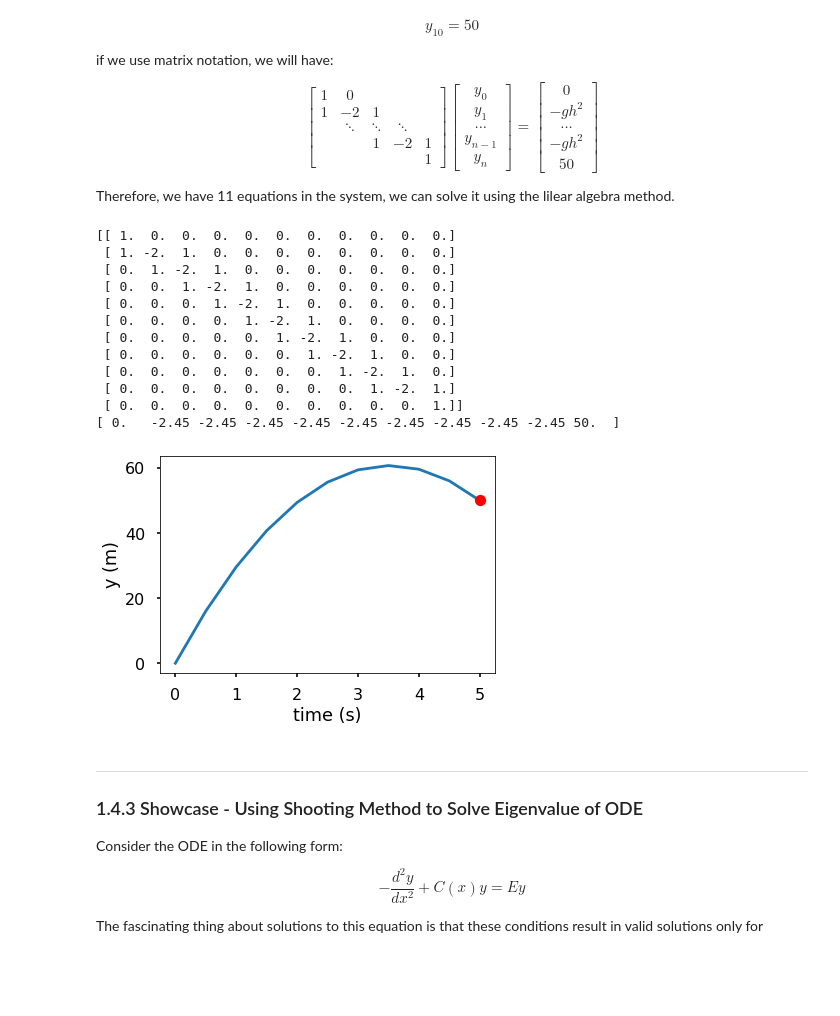
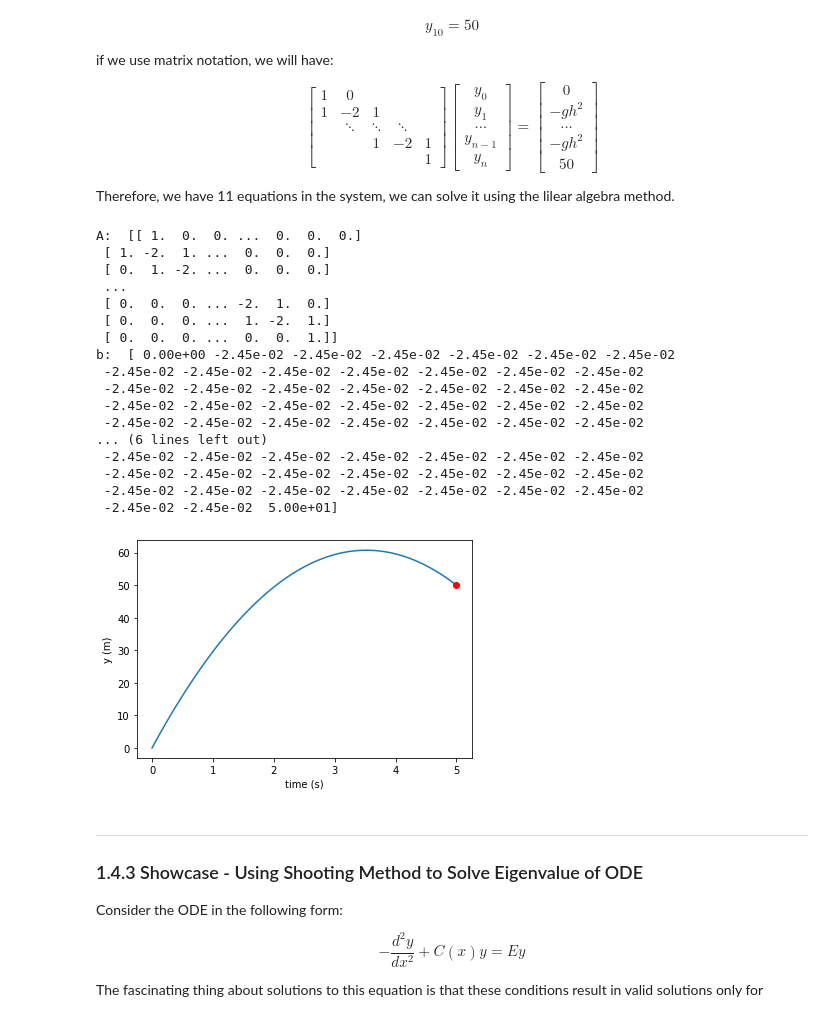
Before and after one commit to gigadot/ssm, a Jupyter notebook: Topic 01 - Ordinary Differential Equation (ODE)/1.4 Solving ODE - BVP.ipynb, the cells around one changed output. Drawn from its saved outputs; the diff is of its cells as text; code cells hidden in the pictures; blank space fills up the shorter version.

```diff
--- a/Topic 01 - Ordinary Differential Equation (ODE)/1.4 Solving ODE - BVP.ipynb
+++ b/Topic 01 - Ordinary Differential Equation (ODE)/1.4 Solving ODE - BVP.ipynb
@@ -127,50 +130,55 @@ $$\begin{bmatrix}
 
 Therefore, we have 11 equations in the system, we can solve it using the lilear algebra method.
 # %%
-n = 10
+n = 100
 h = (5-0) / n
 
 # Get A
 A = np.zeros((n+1, n+1))
 A[0, 0] = 1
 A[n, n] = 1
 for i in range(1, n):
     A[i, i-1] = 1
     A[i, i] = -2
     A[i, i+1] = 1
 
-print(A)
+print("A: ", A)
 
 # Get b
 b = np.zeros(n+1)
-b[1:-1] = -9.8*h**2
+b[1:-1] = -9.8 * h**2
 b[-1] = 50
-print(b)
+print("b: ", b)
 
 # solve the linear equations A x = b
 y = np.linalg.solve(A, b)
 
-t = np.linspace(0, 5, 11)
+t = np.linspace(0, 5, n + 1)
 
 plt.plot(t, y)
 plt.plot(tf, yf, 'ro')
 plt.xlabel('time (s)')
 plt.ylabel('y (m)')
 plt.show()
 # %% [output]
-[[ 1.  0.  0.  0.  0.  0.  0.  0.  0.  0.  0.]
- [ 1. -2.  1.  0.  0.  0.  0.  0.  0.  0.  0.]
- [ 0.  1. -2.  1.  0.  0.  0.  0.  0.  0.  0.]
- [ 0.  0.  1. -2.  1.  0.  0.  0.  0.  0.  0.]
- [ 0.  0.  0.  1. -2.  1.  0.  0.  0.  0.  0.]
- [ 0.  0.  0.  0.  1. -2.  1.  0.  0.  0.  0.]
- [ 0.  0.  0.  0.  0.  1. -2.  1.  0.  0.  0.]
- [ 0.  0.  0.  0.  0.  0.  1. -2.  1.  0.  0.]
- [ 0.  0.  0.  0.  0.  0.  0.  1. -2.  1.  0.]
- [ 0.  0.  0.  0.  0.  0.  0.  0.  1. -2.  1.]
- [ 0.  0.  0.  0.  0.  0.  0.  0.  0.  0.  1.]]
-[ 0.   -2.45 -2.45 -2.45 -2.45 -2.45 -2.45 -2.45 -2.45 -2.45 50.  ]
+A:  [[ 1.  0.  0. ...  0.  0.  0.]
+ [ 1. -2.  1. ...  0.  0.  0.]
+ [ 0.  1. -2. ...  0.  0.  0.]
+ ...
+ [ 0.  0.  0. ... -2.  1.  0.]
+ [ 0.  0.  0. ...  1. -2.  1.]
+ [ 0.  0.  0. ...  0.  0.  1.]]
+b:  [ 0.00e+00 -2.45e-02 -2.45e-02 -2.45e-02 -2.45e-02 -2.45e-02 -2.45e-02
+ -2.45e-02 -2.45e-02 -2.45e-02 -2.45e-02 -2.45e-02 -2.45e-02 -2.45e-02
+ -2.45e-02 -2.45e-02 -2.45e-02 -2.45e-02 -2.45e-02 -2.45e-02 -2.45e-02
+ -2.45e-02 -2.45e-02 -2.45e-02 -2.45e-02 -2.45e-02 -2.45e-02 -2.45e-02
+ -2.45e-02 -2.45e-02 -2.45e-02 -2.45e-02 -2.45e-02 -2.45e-02 -2.45e-02
+... (6 lines left out)
+ -2.45e-02 -2.45e-02 -2.45e-02 -2.45e-02 -2.45e-02 -2.45e-02 -2.45e-02
+ -2.45e-02 -2.45e-02 -2.45e-02 -2.45e-02 -2.45e-02 -2.45e-02 -2.45e-02
+ -2.45e-02 -2.45e-02 -2.45e-02 -2.45e-02 -2.45e-02 -2.45e-02 -2.45e-02
+ -2.45e-02 -2.45e-02  5.00e+01]
-[figure, old version]
+[figure, new version]
 # %% [markdown]
 ____
 ### 1.4.3 Showcase - Using Shooting Method to Solve Eigenvalue of ODE
```
Also changed, not shown: parts of 6 cells of this notebook.
